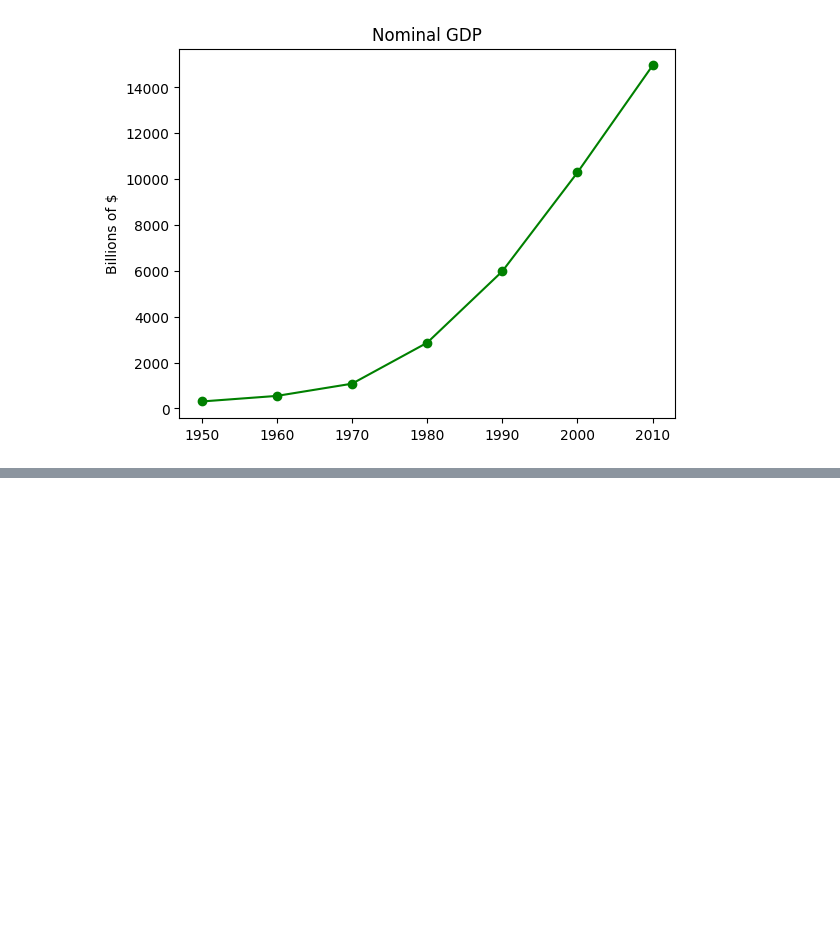
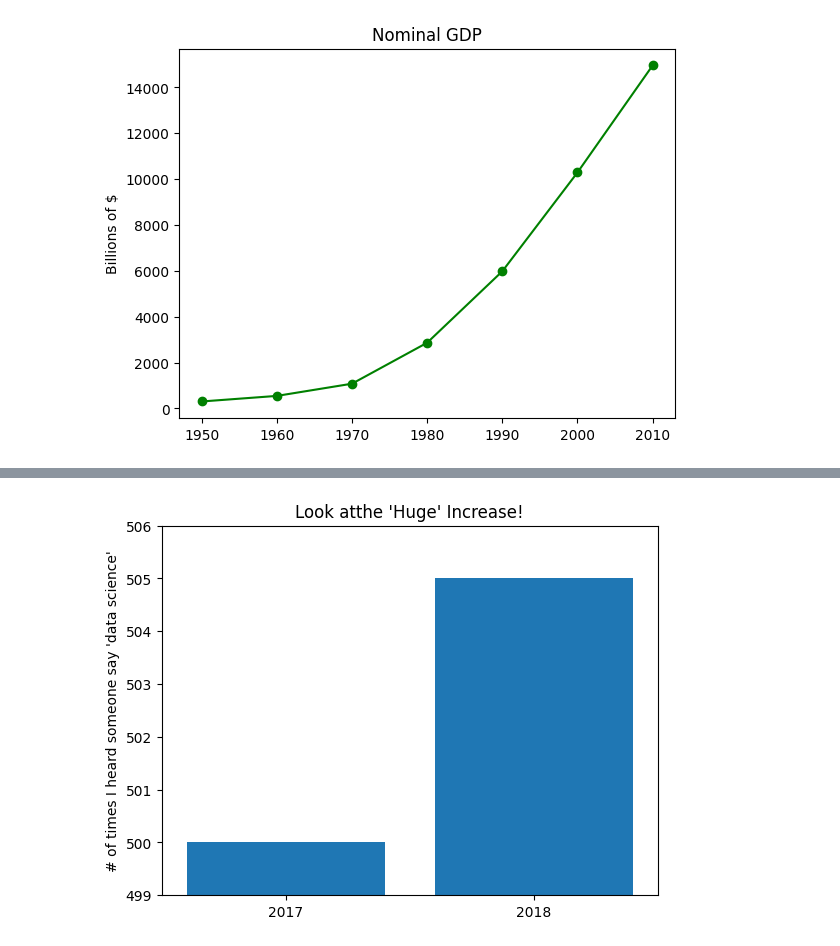
Before and after one commit to loandev-py/ciencia_de_datos_desde_cero, a Jupyter notebook: ciencia_de_datos_desde_cero.ipynb, the cells around one changed output, grey strips where cells are left out. Cells and saved outputs as stored; diff of their text form; code cells hidden in the pictures; blank space fills up the shorter version.

```diff
--- a/ciencia_de_datos_desde_cero.ipynb
+++ b/ciencia_de_datos_desde_cero.ipynb
@@ -1427,0 +1516,16 @@ plt.show()
+# %%
+mentions = [500, 505]
+years = [2017, 2018]
+
+plt.bar(years, mentions, 0.8)
+plt.xticks(years)
+plt.ylabel("# of times I heard someone say 'data science'")
+# si no se jhcae esto, matplotlib etiquetara el eje x con 0,1 y añadira +2.013e3 en la esquina
+plt.ticklabel_format(useOffset=False)
+# el eje y erroneo solo muestra la parte sobre 500
+plt.axis([2016.5, 2018.5, 499, 506])
+plt.title("Look atthe 'Huge' Increase!")
+
+plt.show()
+# %% [output]
+[figure, added]
```
Also changed, not shown: parts of 39 cells of this notebook.
